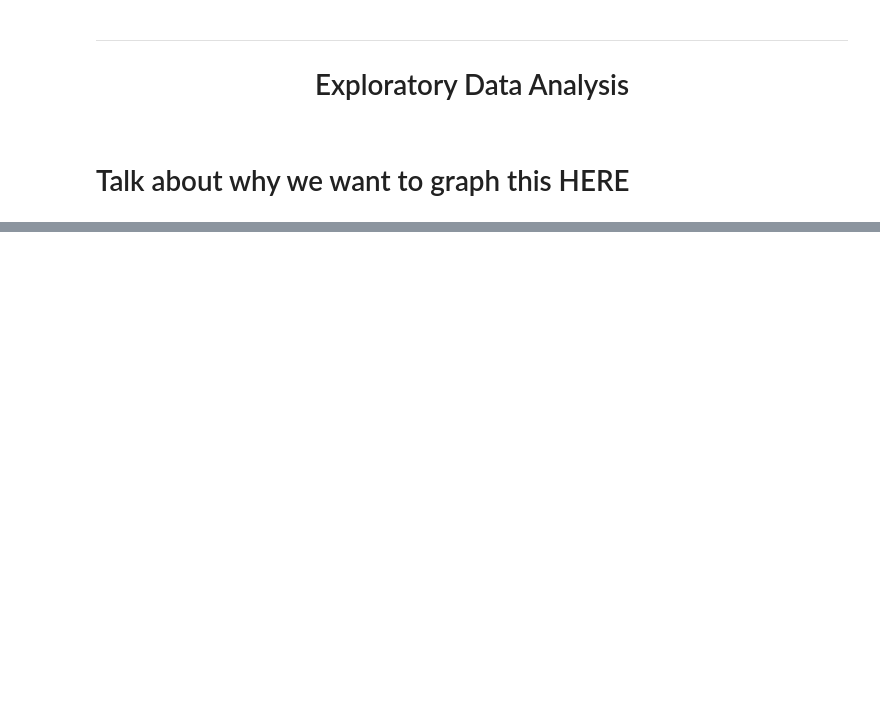
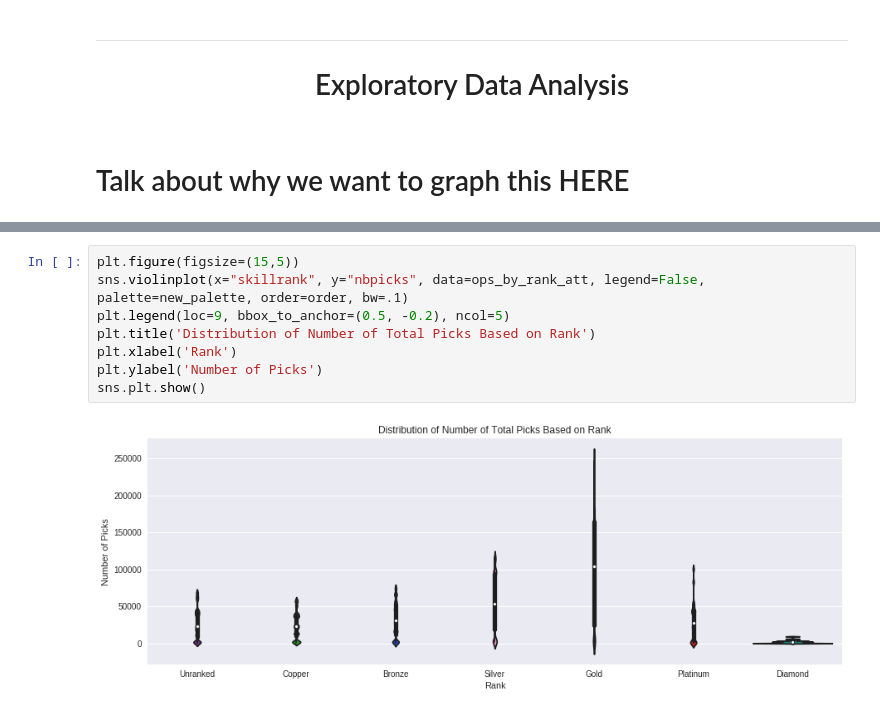
Before and after one commit to jiglesia3/jiglesia3.github.io, a Jupyter notebook: Final Tutorial.ipynb, the cells around one changed output, grey strips where cells are left out. Cells and saved outputs as stored; diff of their text form; blank space fills up the shorter version.

```diff
--- a/Final Tutorial.ipynb
+++ b/Final Tutorial.ipynb
@@ -201,0 +259,10 @@ sns.plt.show()
+# %%
+plt.figure(figsize=(15,5))
+sns.violinplot(x="skillrank", y="nbpicks", data=ops_by_rank_att, legend=False, palette=new_palette, order=order, bw=.1)
+plt.legend(loc=9, bbox_to_anchor=(0.5, -0.2), ncol=5)
+plt.title('Distribution of Number of Total Picks Based on Rank')
+plt.xlabel('Rank')
+plt.ylabel('Number of Picks')
+sns.plt.show()
+# %% [output]
+[figure, added]
```
Also changed, not shown: parts of 7 cells of this notebook.
